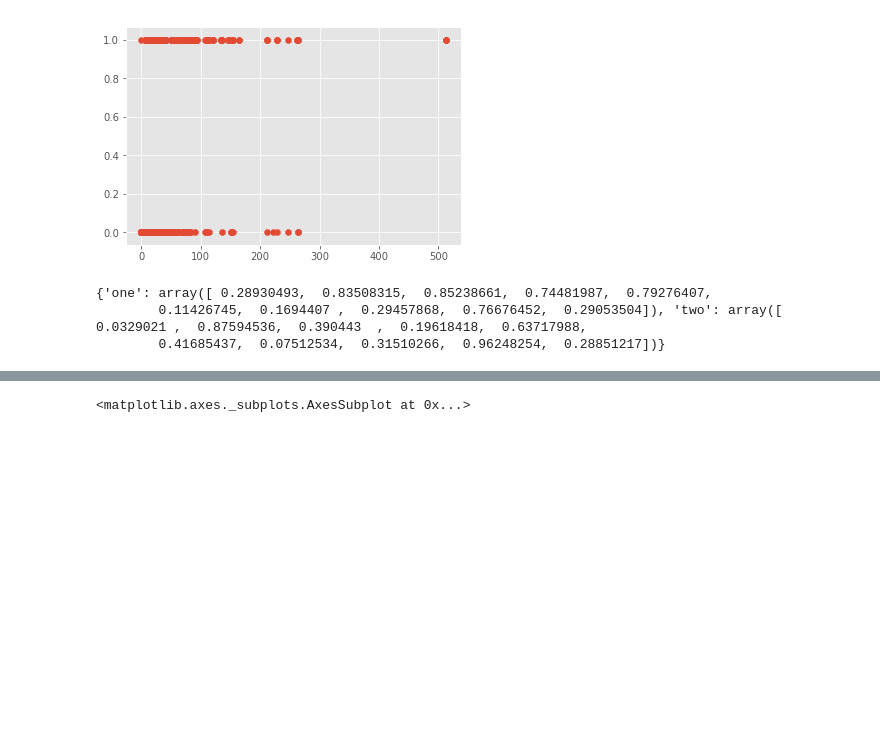
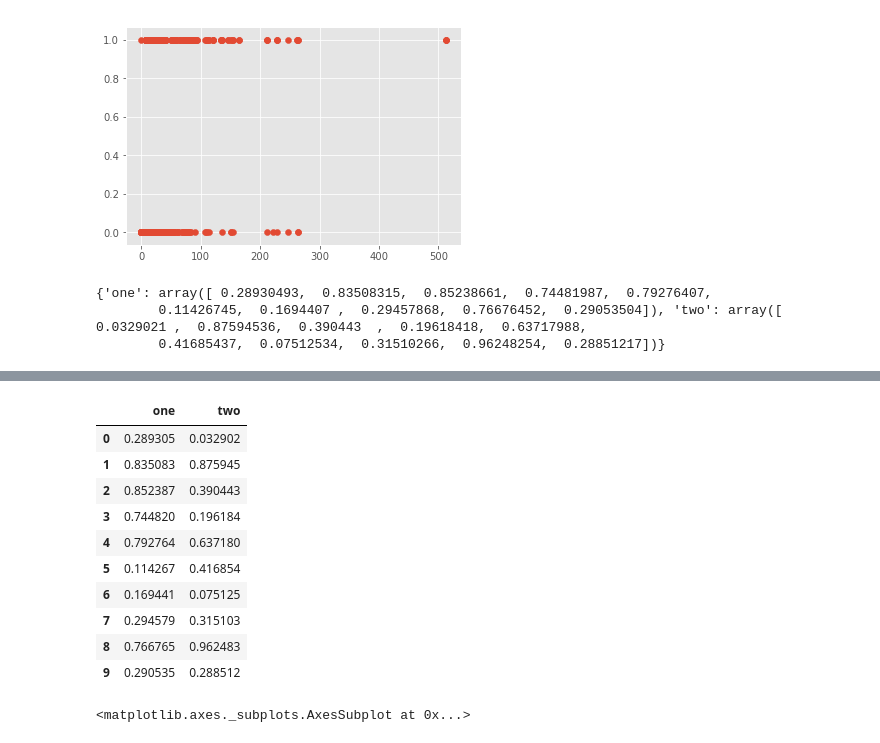
Before and after one commit to iskanderun/20170225, a Jupyter notebook: python_lessons/DataAnalysis/Titanic/ThePeopleOfTheTitanic.ipynb, the cells around one changed output, grey strips where cells are left out. Cells and saved outputs as stored; diff of their text form; code cells hidden in the pictures; blank space fills up the shorter version.

```diff
--- a/python_lessons/DataAnalysis/Titanic/ThePeopleOfTheTitanic.ipynb
+++ b/python_lessons/DataAnalysis/Titanic/ThePeopleOfTheTitanic.ipynb
@@ -364,5 +364,5 @@ print(rando_dictionary)
         0.41685437,  0.07512534,  0.31510266,  0.96248254,  0.28851217])}
 # %%
 rando_dataframe = pandas.DataFrame(rando_dictionary) # create a new data frame with the dictionary of random numbers
-rando_dataframe.  # display the top rows in rando_dataframe
+rando_dataframe  # display the top rows in rando_dataframe
 # %% [output]
@@ -370,3 +369,14 @@ SyntaxError: invalid syntax (<ipython-input-68-91a153fd2cfa>, line 2)
+|  | one | two |
+| 0 | 0.289305 | 0.032902 |
+| 1 | 0.835083 | 0.875945 |
+| 2 | 0.852387 | 0.390443 |
+| 3 | 0.744820 | 0.196184 |
+| 4 | 0.792764 | 0.637180 |
+| 5 | 0.114267 | 0.416854 |
+| 6 | 0.169441 | 0.075125 |
+| 7 | 0.294579 | 0.315103 |
+| 8 | 0.766765 | 0.962483 |
+| 9 | 0.290535 | 0.288512 |
 # %%
 rando_dataframe.plot(style=['ro','bx'])
 # %% [output]
```
Also changed, not shown: parts of 7 cells of this notebook.
